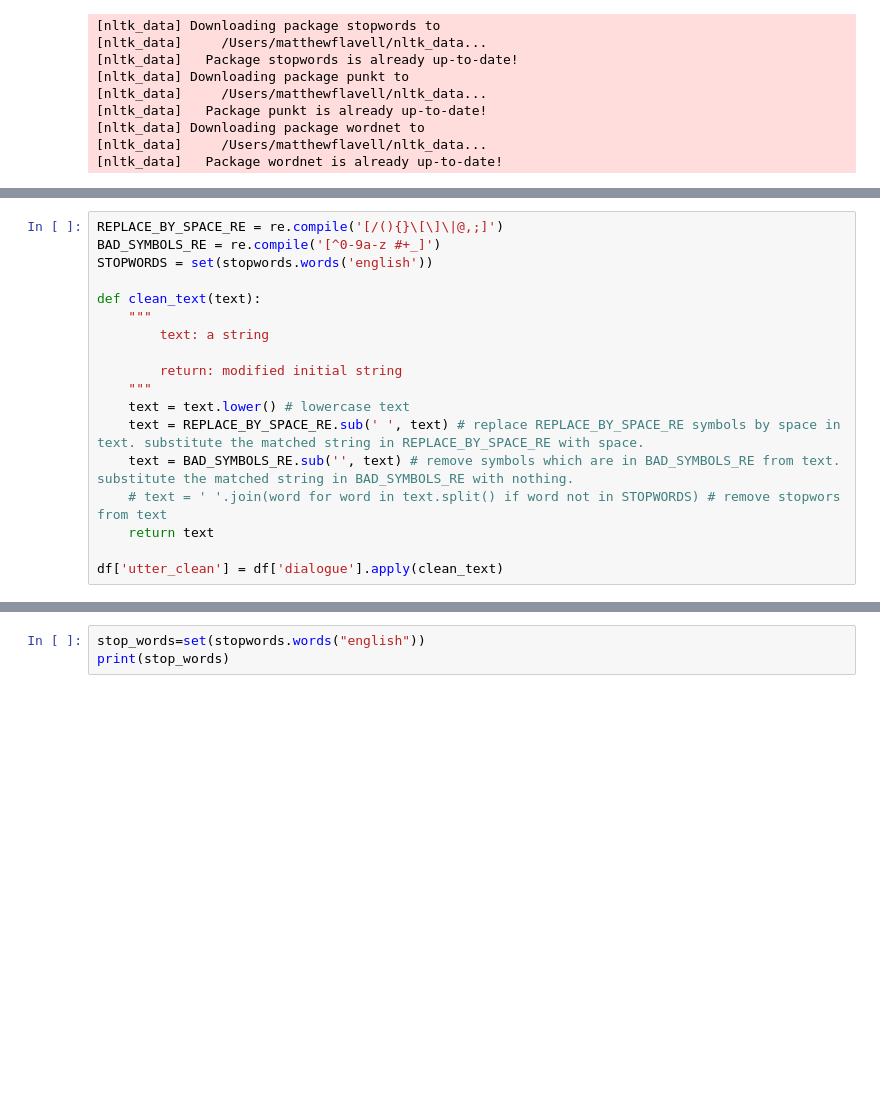
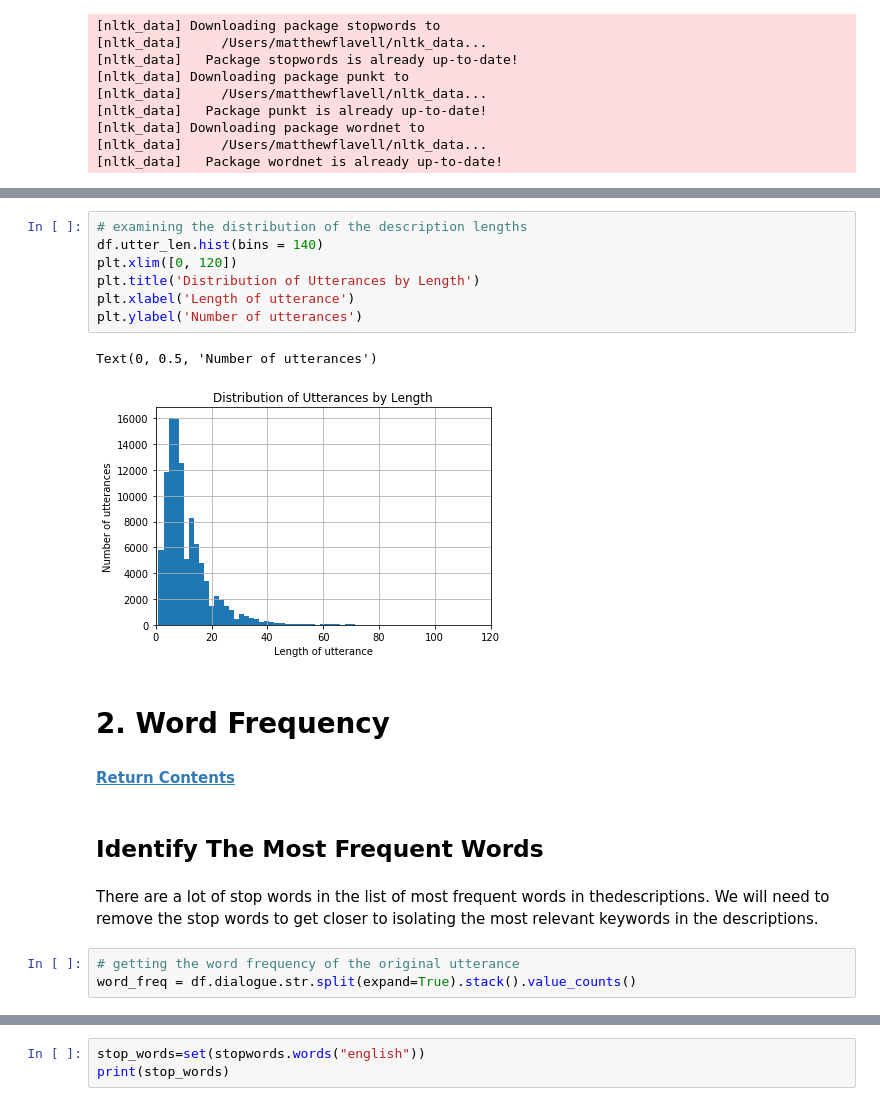
Before and after one commit to mfflavell/AEI_Artifical_Emotional_Intelligence, a Jupyter notebook: emotion_ai_eda.ipynb, the cells around one changed output, grey strips where cells are left out. Saved outputs shown, nothing was run; the diff lists cells and outputs as text; blank space fills up the shorter version.

```diff
--- a/emotion_ai_eda.ipynb
+++ b/emotion_ai_eda.ipynb
@@ -162,18 +122,0 @@ df.head(2)
-# %%
-REPLACE_BY_SPACE_RE = re.compile('[/(){}\[\]\|@,;]')
-BAD_SYMBOLS_RE = re.compile('[^0-9a-z #+_]')
-STOPWORDS = set(stopwords.words('english'))
-
-def clean_text(text):
-    """
-        text: a string
-
-        return: modified initial string
-    """
-    text = text.lower() # lowercase text
-    text = REPLACE_BY_SPACE_RE.sub(' ', text) # replace REPLACE_BY_SPACE_RE symbols by space in text. substitute the matched string in REPLACE_BY_SPACE_RE with space.
-    text = BAD_SYMBOLS_RE.sub('', text) # remove symbols which are in BAD_SYMBOLS_RE from text. substitute the matched string in BAD_SYMBOLS_RE with nothing.
-    # text = ' '.join(word for word in text.split() if word not in STOPWORDS) # remove stopwors from text
-    return text
-
-df['utter_clean'] = df['dialogue'].apply(clean_text)
@@ -193,0 +135,20 @@ df.head(10)
+# %%
+# examining the distribution of the description lengths
+df.utter_len.hist(bins = 140)
+plt.xlim([0, 120])
+plt.title('Distribution of Utterances by Length')
+plt.xlabel('Length of utterance')
+plt.ylabel('Number of utterances')
+# %% [output]
+Text(0, 0.5, 'Number of utterances')
+[figure, added]
+# %% [markdown]
+# <span id="1"></span>2. Word Frequency
+#### [Return Contents](#0)
+# %% [markdown]
+## Identify The Most Frequent Words
+# %% [markdown]
+There are a lot of stop words in the list of most frequent words in thedescriptions.  We will need to remove the stop words to get closer to isolating the most relevant keywords in the descriptions.
+# %%
+# getting the word frequency of the original utterance
+word_freq = df.dialogue.str.split(expand=True).stack().value_counts()
```
Also changed, not shown: parts of 32 cells of this notebook, 5 other files.
